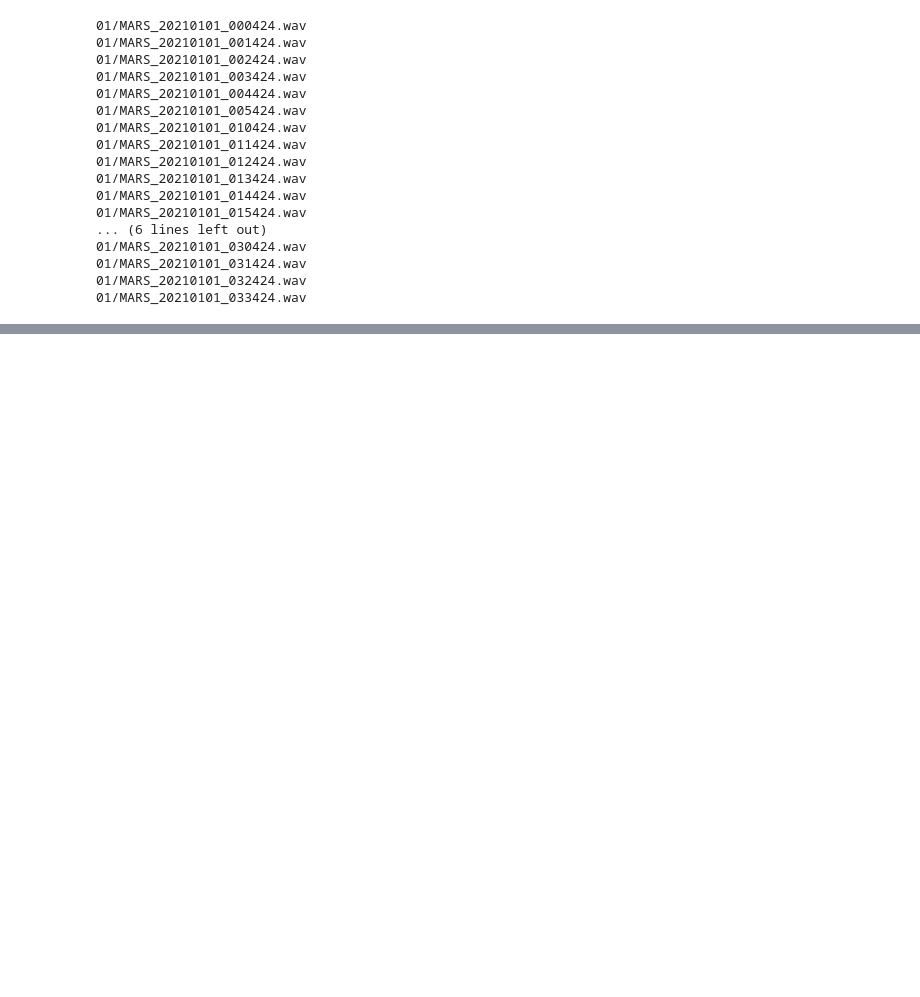
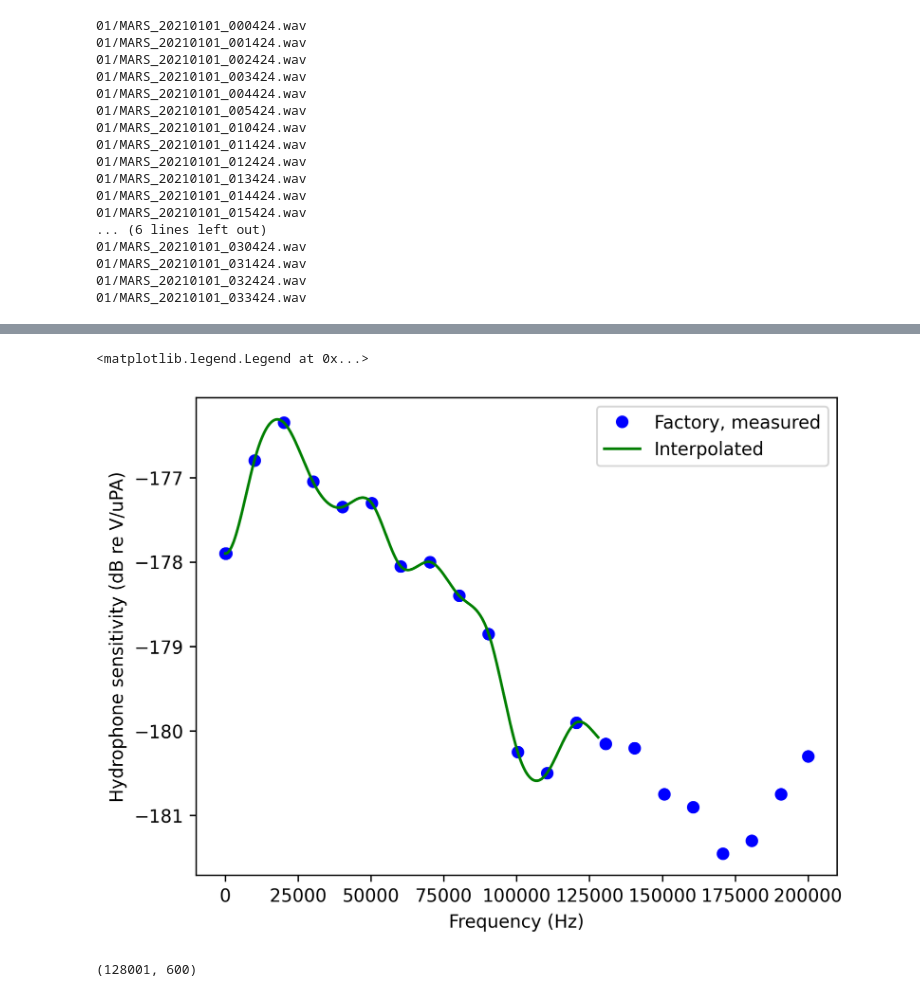
Before and after one commit to oceanhackweek/ohw23-proj-pamproject, a Jupyter notebook: California_PAM_data_online.ipynb, the cells around one changed output, grey strips where cells are left out. Saved outputs shown, nothing was run; the diff lists cells and outputs as text; code cells hidden in the pictures; blank space fills up the shorter version.

```diff
--- a/California_PAM_data_online.ipynb
+++ b/California_PAM_data_online.ipynb
@@ -65,2 +68,7 @@ audio_files = s3.ls("pacific-sound-256khz-2021/01")
 with s3.open(audio_files[0]) as f:
     x, sample_rate = sf.read(io.BytesIO(f.read()),dtype='float32')
+# %%
+# To save the files on disk
+s3 = s3fs.S3FileSystem(anon=True)
+bucket_name = 'pacific-sound-256khz-2021'
+fp = s3.glob(f"{bucket_name}/**/*.wav")[::100]
@@ -66,0 +95,9 @@ with s3.open(audio_files[0]) as f:
+# %%
+for f in fp:
+    file_name = os.path.basename(f)
+    out_file = f'data/california-pam/{file_name}'
+    client.download_file(
+        Bucket=bucket_name,
+        Key=os.path.relpath(f, bucket_name),
+        Filename=out_file
+    )
@@ -88,3 +131,24 @@ for x in range(0,nseg):
   f,psd = scipy.signal.welch(v[cstart:cend],fs=sample_rate,window=w,nfft=sample_rate)
   psd = 10*np.log10(psd)
   sg[:,x] = psd
+# %%
+# define hydrophone calibration data
+calfreq = [0,250,10000,20100,30100,40200,50200,60200,70300,80300,90400,100400,110400,120500,130500,140500,150600,160600,170700,180700,190700,200000]
+calsens = [-177.90,-177.90,-176.80,-176.35,-177.05,-177.35,-177.30,-178.05,-178.00,-178.40,-178.85,-180.25,-180.50,-179.90,-180.15,-180.20,-180.75,-180.90,-181.45,-181.30,-180.75,-180.30]
+
+# interpolate to the frequency resolution of the spectrogram
+tck = interpolate.splrep(calfreq, calsens, s=0)
+isens = interpolate.splev(f, tck, der=0)
+plt.figure(dpi=300)
+#im = plt.plot(calfreq,calsens,'bo',f,isens,'g')
+#plt.xlabel('Frequency (Hz)')
+#plt.ylabel('Hydrophone sensitivity (dB re V/uPA)')
+#plt.legend(['Factory, measured', 'Interpolated'])
+# %% [output]
+<matplotlib.legend.Legend at 0x...>
+[figure, added]
+# %%
+# replicate interpolated sensitivity
+isensg = np.transpose(np.tile(isens,[nseg,1]))
+# %% [output]
+(128001, 600)
```
Also changed, not shown: parts of 7 cells of this notebook.
